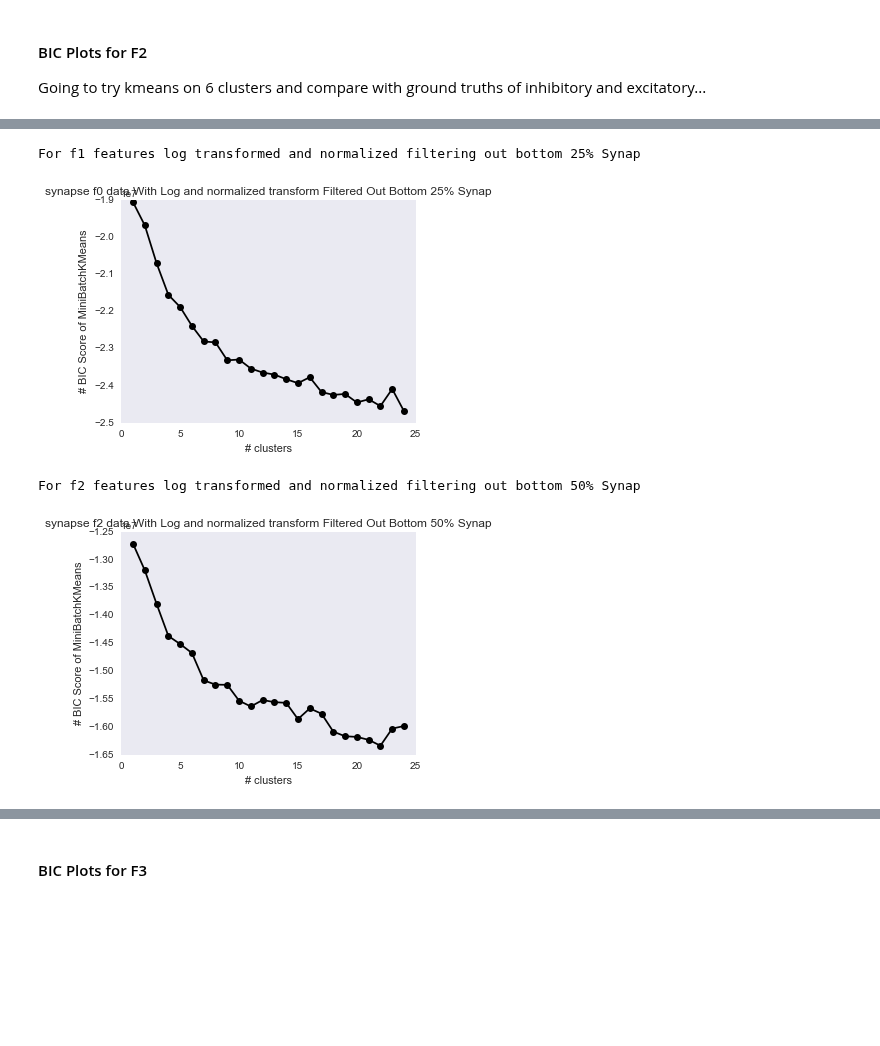
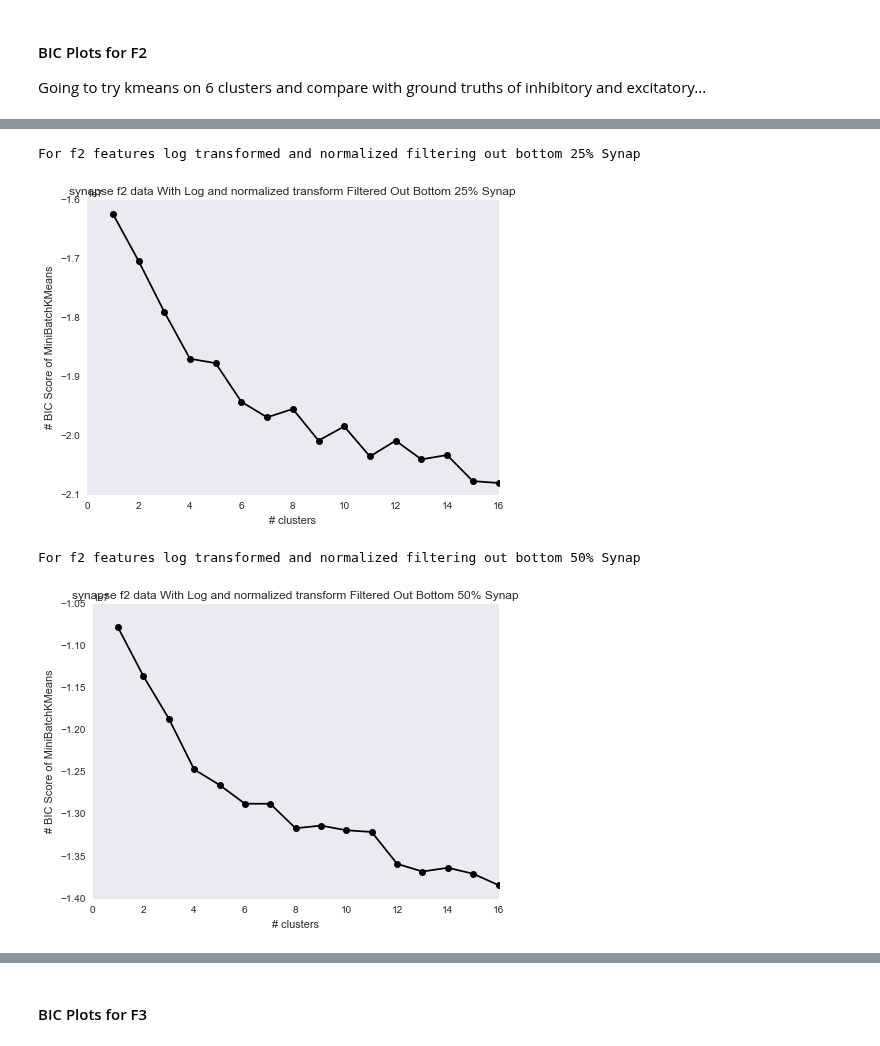
Before and after one commit to Upward-Spiral-Science/the-vat, a Jupyter notebook: Code/newexploring/exploratory analysis.ipynb, the cells around one changed output, grey strips where cells are left out. Drawn from its saved outputs; the diff is of its cells as text; code cells hidden in the pictures; blank space fills up the shorter version.

```diff
--- a/Code/newexploring/exploratory analysis.ipynb
+++ b/Code/newexploring/exploratory analysis.ipynb
@@ -1023,39 +1027,41 @@ For f2 features log transformed and normalized
 # %%
-data = np.load('../data/f2_features_log_normalized_bottom25.npy')
+data = np.load('../../data/f2_features_log_normalized_bottom25.npy')
 X = data  # extract only the features
 X = X[:,inhib_excit_indices]
 
-ks = range(1,25)
+ks = range(1,17)
 # run 9 times kmeans and save each result in the KMeans object
 KMeans = [cluster.MiniBatchKMeans(n_clusters = i, init="k-means++").fit(X) for i in ks]
 
 # now run for each cluster the BIC computation
 BIC = [-compute_bic(kmeansi,X) for kmeansi in KMeans]
 
+fig=plt.figure(figsize=(7,5))
 plt.plot(ks,BIC,'k-o')
 ax=plt.gca()
 plt.title("synapse f2 data With Log and normalized transform Filtered Out Bottom 25% Synap")
 plt.xlabel("# clusters")
 plt.ylabel("# BIC Score of MiniBatchKMeans")
 ax.grid(False)
 plt.tight_layout()
 
 print "For f2 features log transformed and normalized filtering out bottom 25% Synap"
 # %% [output]
-For f1 features log transformed and normalized filtering out bottom 25% Synap
+For f2 features log transformed and normalized filtering out bottom 25% Synap
-[figure, old version]
+[figure, new version]
 # %%
-data = np.load('../data/f2_features_log_normalized_bottom50.npy')
+data = np.load('../../data/f2_features_log_normalized_bottom50.npy')
 X = data  # extract only the features
 X = X[:,inhib_excit_indices]
 
-ks = range(1,25)
+ks = range(1,17)
 # run 9 times kmeans and save each result in the KMeans object
 KMeans = [cluster.MiniBatchKMeans(n_clusters = i, init="k-means++").fit(X) for i in ks]
 
 # now run for each cluster the BIC computation
 BIC = [-compute_bic(kmeansi,X) for kmeansi in KMeans]
 
+fig=plt.figure(figsize=(7,5))
 plt.plot(ks,BIC,'k-o')
 ax=plt.gca()
 plt.title("synapse f2 data With Log and normalized transform Filtered Out Bottom 50% Synap")
@@ -1067,5 +1073,5 @@ plt.tight_layout()
 print "For f2 features log transformed and normalized filtering out bottom 50% Synap"
 # %% [output]
 For f2 features log transformed and normalized filtering out bottom 50% Synap
-[figure, old version]
+[figure, new version]
 # %%
```
Also changed, not shown: parts of 11 cells of this notebook, 15 other files.
